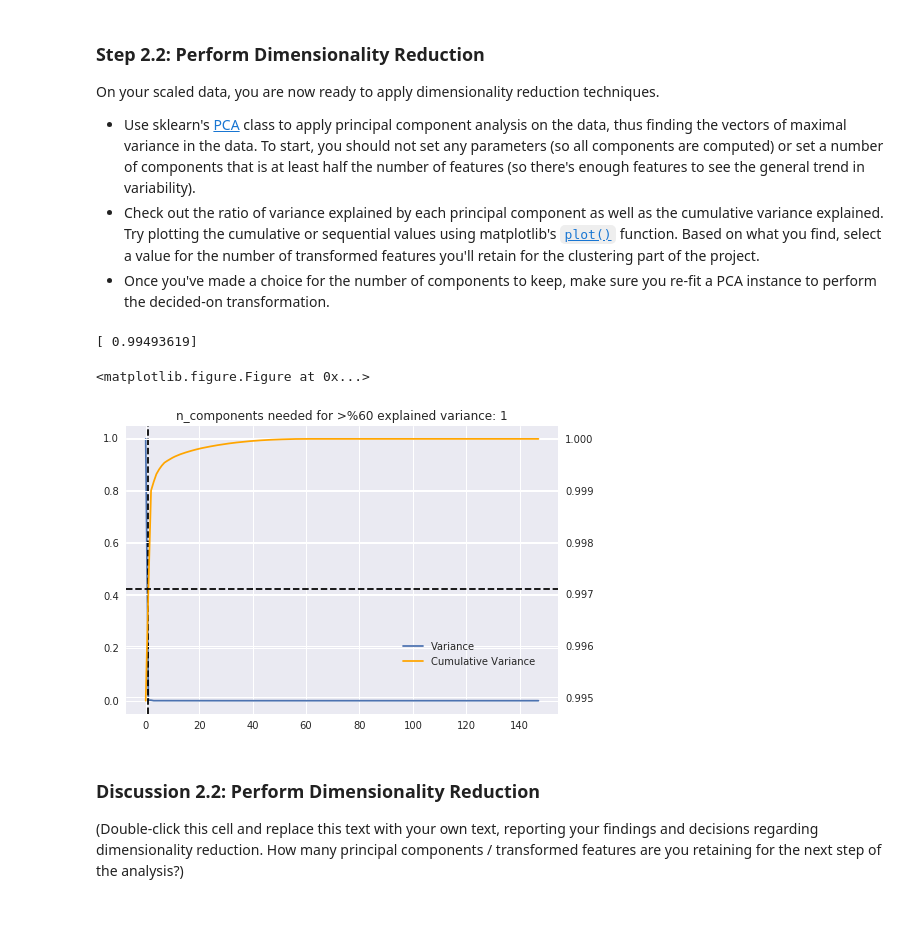
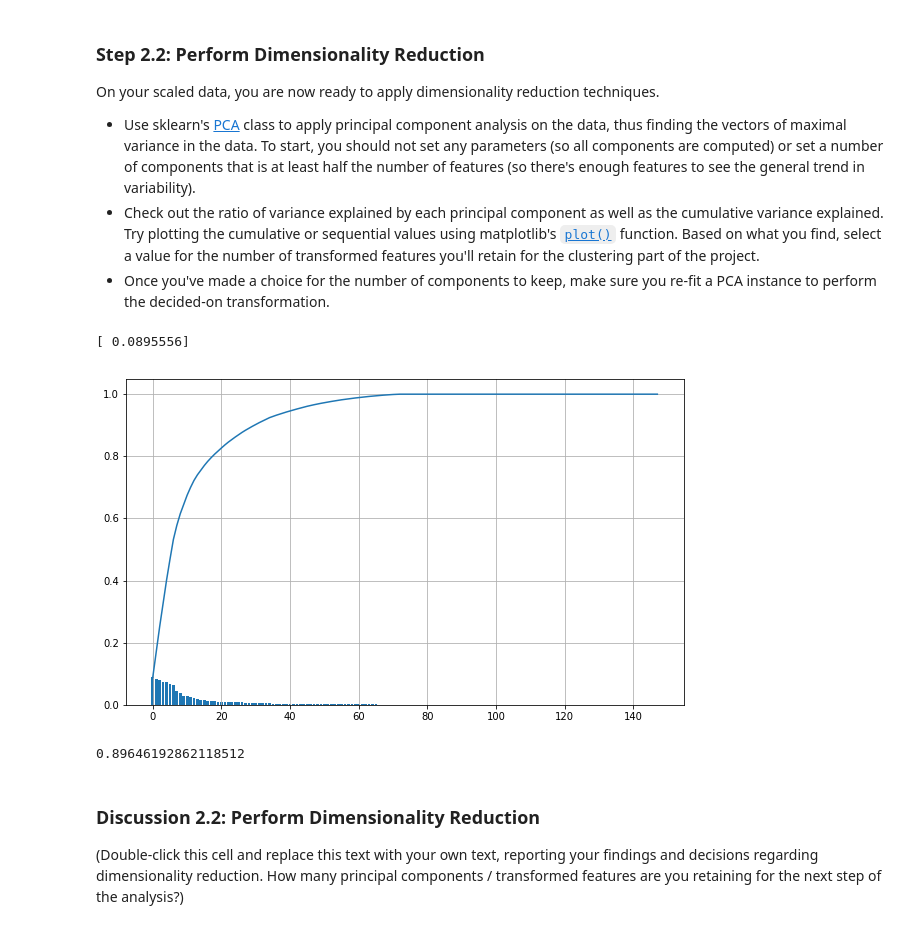
Before and after one commit to odmirajkar/customer_segmentation, a Jupyter notebook: Identify_Customer_Segments.ipynb, the cells around one changed output. Cells and saved outputs as stored; diff of their text form; code cells hidden in the pictures.

```diff
--- a/Identify_Customer_Segments.ipynb
+++ b/Identify_Customer_Segments.ipynb
@@ -1065,36 +1101,23 @@ On your scaled data, you are now ready to apply dimensionality reduction techniq
 - Once you've made a choice for the number of components to keep, make sure you re-fit a PCA instance to perform the decided-on transformation.
 # %%
 # Apply PCA to the data.
-pca = PCA()
-azdias_pca = pca.fit_transform(less_missing)
+pca = PCA(random_state=10)
+azdias_pca = pca.fit_transform(less_missing_temp)
 # %%
 # Investigate the variance accounted for by each principal component.
 no_components= len(pca.explained_variance_ratio_)
-x_lables = np.arange(no_components)[:1]
-y_vals = pca.explained_variance_ratio_[:1]
+x_lables = np.arange(no_components)
+y_vals = pca.explained_variance_ratio_
 plt.figure(figsize=(10, 6))
 
 cumvals = np.cumsum(y_vals)
-print(cumvals)
-#plt.bar(x_lables, y_vals)
-#plt.plot(x_lables, cumvals)
-#plt.show()
+print(cumvals[:1])
+plt.bar(x_lables, y_vals)
+plt.plot(x_lables, cumvals)
+plt.grid()
+plt.show()
 # %% [output]
-[ 0.99493619]
+[ 0.0895556]
-<matplotlib.figure.Figure at 0x...>
+[figure, added]
-# %%
-n_components = min(np.where(np.cumsum(pca.explained_variance_ratio_)>0.6)[0]+1)
-
-fig = plt.figure()
-ax = fig.add_axes([0,0,1,1],True)
-ax2 = ax.twinx()
-ax.plot(pca.explained_variance_ratio_, label='Variance',)
-ax2.plot(np.cumsum(pca.explained_variance_ratio_), label='Cumulative Variance',color = 'orange');
-ax.set_title('n_components needed for >%60 explained variance: {}'.format(n_components));
-ax.axvline(n_components, linestyle='dashed', color='black')
-ax2.axhline(np.cumsum(pca.explained_variance_ratio_)[n_components], linestyle='dashed', color='black')
-fig.legend(loc=(0.6,0.2));
-# %% [output]
-[figure, removed]
 # %%
 # Re-apply PCA to the data while selecting for number of components to retain.
@@ -1101,3 +1126,8 @@ fig.legend(loc=(0.6,0.2));
+# %%
+# Percentage of variance explained by the above graph  0.82560263275864632
+pca.explained_variance_ratio_.sum()
+# %% [output]
+0.89646192862118512
 # %% [markdown]
 ### Discussion 2.2: Perform Dimensionality Reduction
 
```
Also changed, not shown: parts of 25 cells of this notebook.
